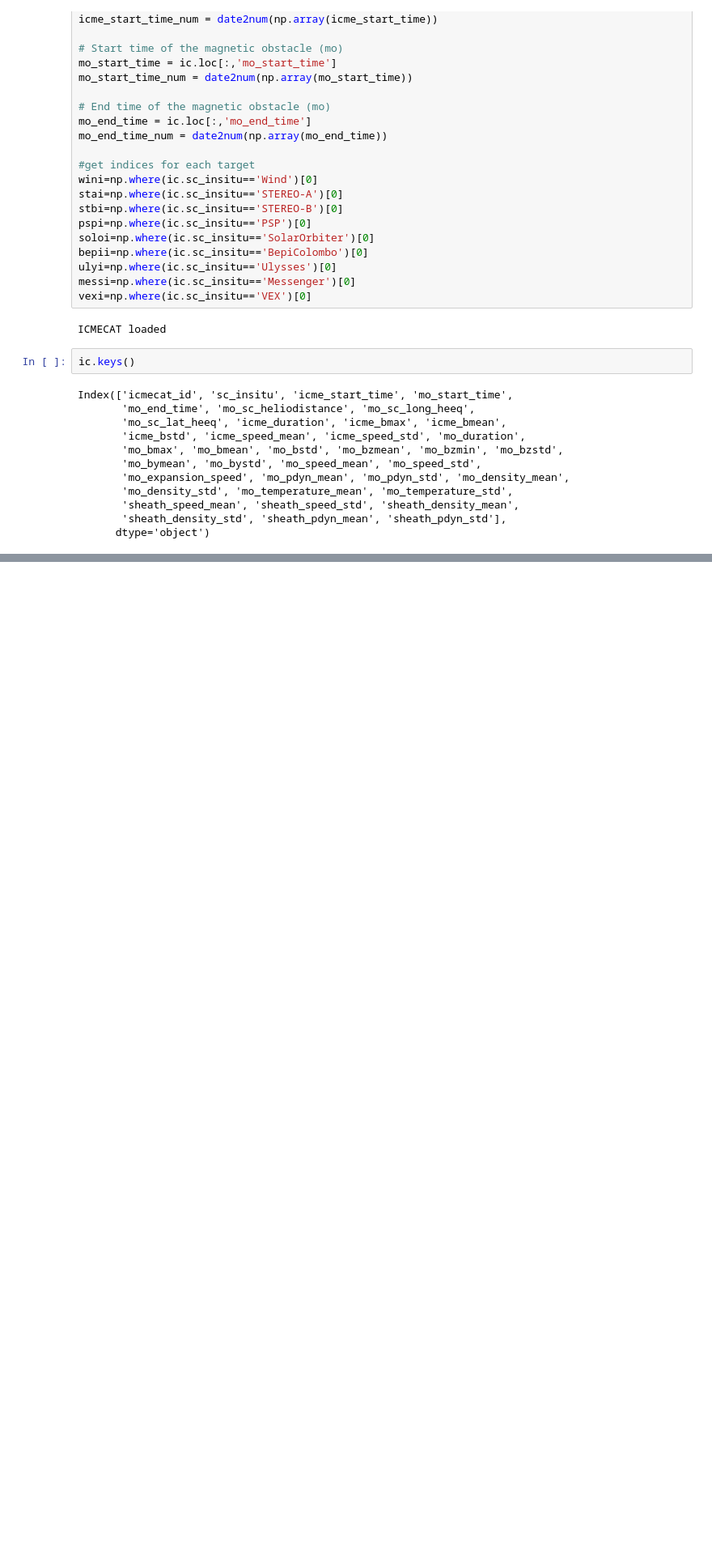
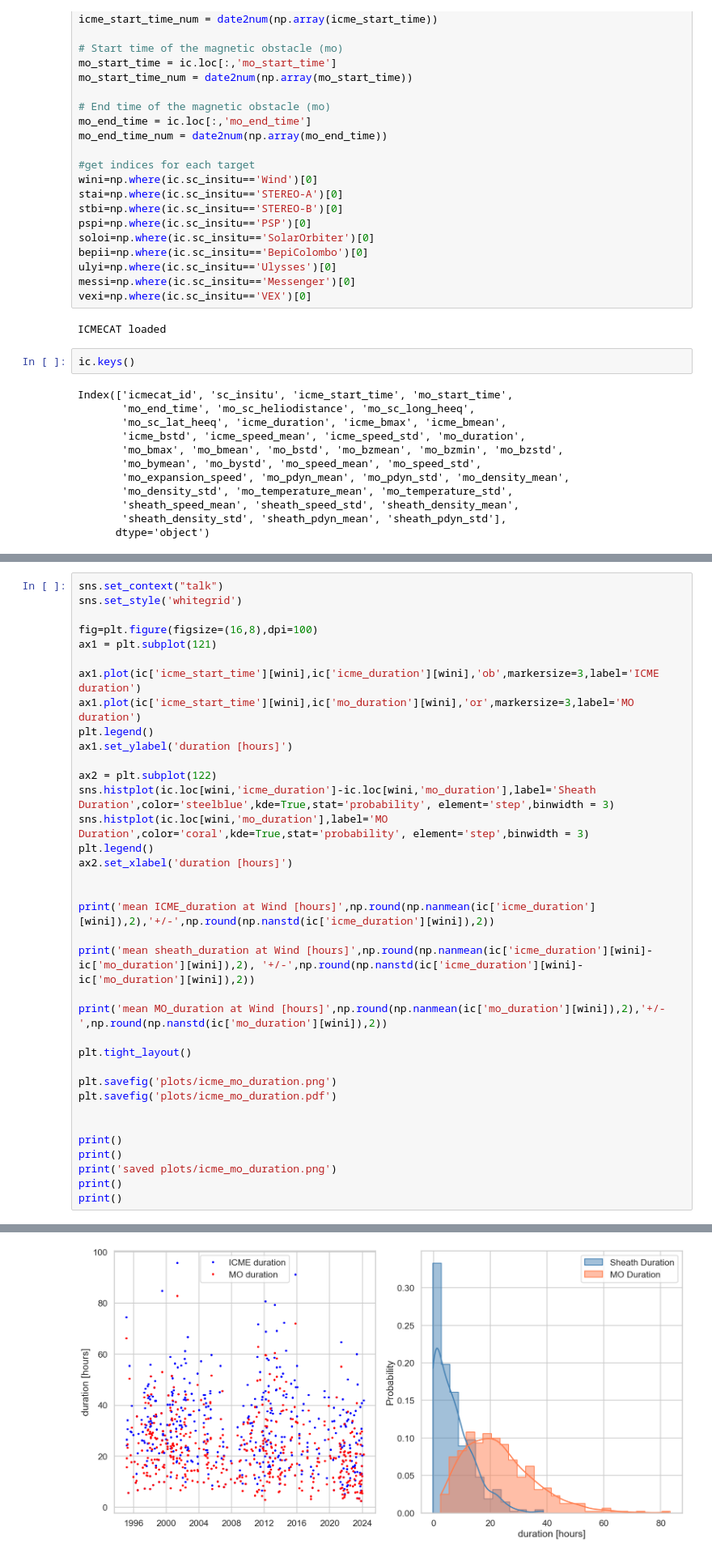
Before and after one commit to helioforecast/mfpred, a Jupyter notebook: mfrpred_deploy.ipynb, the cells around one changed output, grey strips where cells are left out. Shown: that part at 81% size. Saved outputs shown, nothing was run; the diff lists cells and outputs as text; blank space fills up the shorter version.

Commit message:
duration plot

```diff
--- a/mfrpred_deploy.ipynb
+++ b/mfrpred_deploy.ipynb
@@ -338,0 +341,37 @@ saved plots/icme_bz_time.png
+# %%
+sns.set_context("talk")
+sns.set_style('whitegrid')
+
+fig=plt.figure(figsize=(16,8),dpi=100)
+ax1 = plt.subplot(121)
+
+ax1.plot(ic['icme_start_time'][wini],ic['icme_duration'][wini],'ob',markersize=3,label='ICME duration')
+ax1.plot(ic['icme_start_time'][wini],ic['mo_duration'][wini],'or',markersize=3,label='MO duration')
+plt.legend()
+ax1.set_ylabel('duration [hours]')
+
+ax2 = plt.subplot(122)
+sns.histplot(ic.loc[wini,'icme_duration']-ic.loc[wini,'mo_duration'],label='Sheath Duration',color='steelblue',kde=True,stat='probability', element='step',binwidth = 3)
+sns.histplot(ic.loc[wini,'mo_duration'],label='MO Duration',color='coral',kde=True,stat='probability', element='step',binwidth = 3)
+plt.legend()
+ax2.set_xlabel('duration [hours]')
+
+
+print('mean ICME_duration at Wind [hours]',np.round(np.nanmean(ic['icme_duration'][wini]),2),'+/-',np.round(np.nanstd(ic['icme_duration'][wini]),2))
+
+print('mean sheath_duration at Wind [hours]',np.round(np.nanmean(ic['icme_duration'][wini]-ic['mo_duration'][wini]),2), '+/-',np.round(np.nanstd(ic['icme_duration'][wini]-ic['mo_duration'][wini]),2))
+
+print('mean MO_duration at Wind [hours]',np.round(np.nanmean(ic['mo_duration'][wini]),2),'+/-',np.round(np.nanstd(ic['mo_duration'][wini]),2))
+
+plt.tight_layout()
+
+plt.savefig('plots/icme_mo_duration.png')
+plt.savefig('plots/icme_mo_duration.pdf')
+
+
+print()
+print()
+print('saved plots/icme_mo_duration.png')
+print()
+print()
+# %% [output]
@@ -339,3 +384,4 @@ saved plots/icme_bz_time.png
+[figure, added]
 # %%
 t1all = time.time()
 
```
Also changed, not shown: parts of 9 cells of this notebook, 2 other files.
